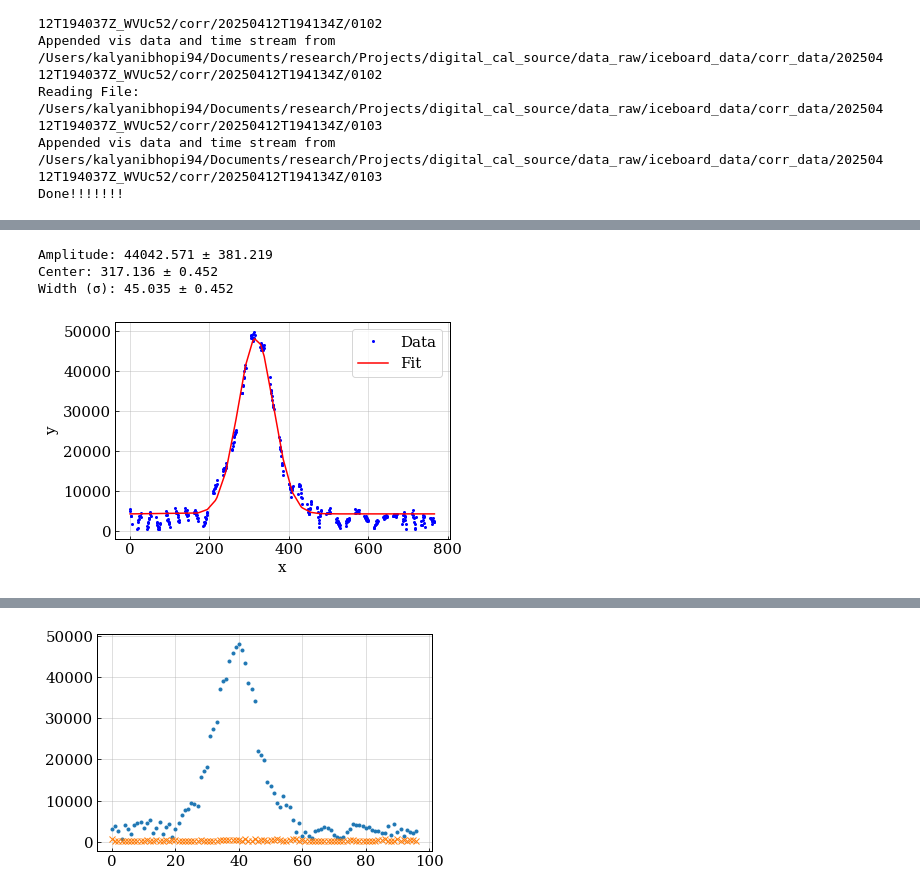
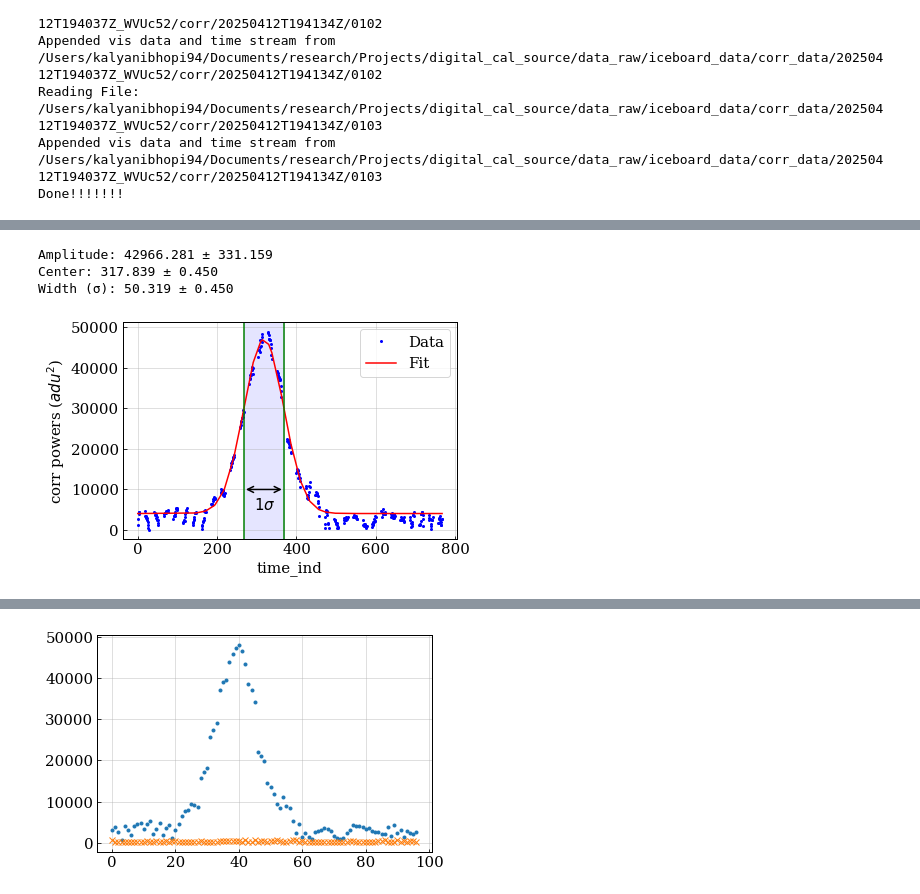
Before and after one commit to WVURAIL/DigitalNoiseSource, a Jupyter notebook: data_analysis_notebooks/drone_publications_plots.ipynb, the cells around one changed output, grey strips where cells are left out. Drawn from its saved outputs; the diff is of its cells as text; code cells hidden in the pictures.

```diff
--- a/data_analysis_notebooks/drone_publications_plots.ipynb
+++ b/data_analysis_notebooks/drone_publications_plots.ipynb
@@ -445,0 +588,3 @@ Frequency bin: 315
+# %%
+inds_on, inds_off, inds_span=Extract_Source_Pulses_pub(corr_data, f_ind=325)
+len(inds_on)+len(inds_off)+len(inds_span)
@@ -524,34 +725,45 @@ def gaussian(x, amp, cen, wid):
     return offset + amp * np.exp( -(x - cen)**2 / (2 * wid**2) )
 # %%
 ## fitting gaussian data to the data
-f_ind=315
+f_ind=325
 corr_index=8
 xdata = inds_on
 ydata=pow_mag[inds_on,f_ind,corr_index]
 
 # Initial guess: [amplitude guess, center guess, width guess]
 p0 = [max(ydata), xdata[np.argmax(ydata)], 1.0]
 
 # Fit
 popt, pcov = curve_fit(gaussian, xdata, ydata, p0=p0)
 
 # Extract params with uncertainties
 amp, cen, wid = popt
 amp_err, cen_err, wid_err = np.sqrt(np.diag(pcov))
 
 print(f"Amplitude: {amp:.3f} ± {amp_err:.3f}")
 print(f"Center: {cen:.3f} ± {cen_err:.3f}")
 print(f"Width (σ): {wid:.3f} ± {wid_err:.3f}")
 
 # Plot
 plt.plot(xdata, ydata, 'bo', label='Data', markersize=2)
 plt.plot(xdata, gaussian(xdata, *popt), 'r-', label='Fit')
-plt.xlabel('x'); plt.ylabel('y'); plt.legend(); plt.show()
+plt.axvline(x=cen-wid,c='green')
+plt.axvline(x=cen+wid, c='green')
+plt.axvspan(cen-wid, cen+wid, color='blue', alpha=0.1)
+plt.text(cen-(wid/2),5000, f'$1\sigma$')
+plt.annotate(
+    '', xy=(cen-wid, 10000), xytext=(cen+wid, 10000),
+    arrowprops=dict(arrowstyle='<->', color='k', linewidth=1.5)
+)
+plt.xlabel('time_ind')
+plt.ylabel('corr powers ($adu^2$)')
+plt.legend()
+plt.show()
 # %% [output]
-Amplitude: 44042.571 ± 381.219
-Center: 317.136 ± 0.452
-Width (σ): 45.035 ± 0.452
+Amplitude: 42966.281 ± 331.159
+Center: 317.839 ± 0.450
+Width (σ): 50.319 ± 0.450
-[figure, old version]
+[figure, new version]
 # %%
 # crosses 1D slice
 auto_ref_on=pow_mag[inds_on,f_ind,9]
```
Also changed, not shown: parts of 52 cells of this notebook, 3 other files.
